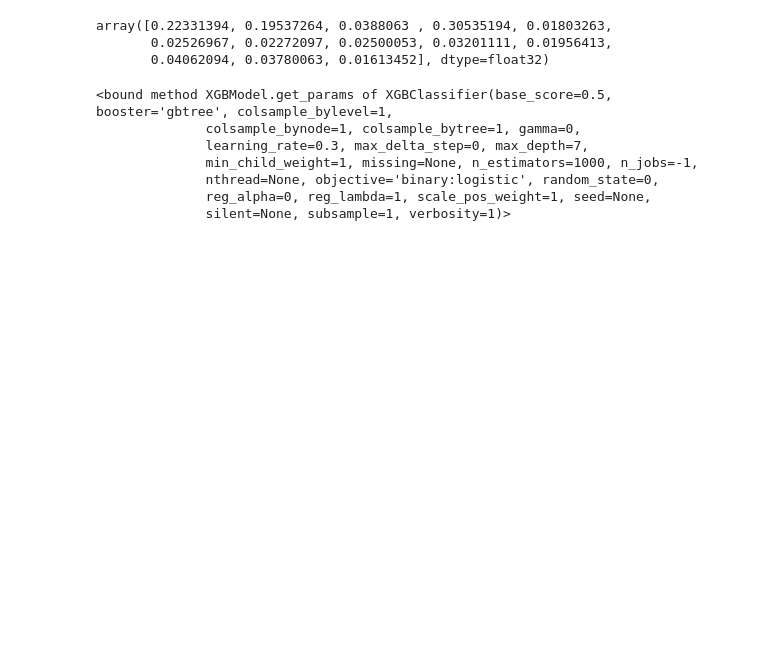
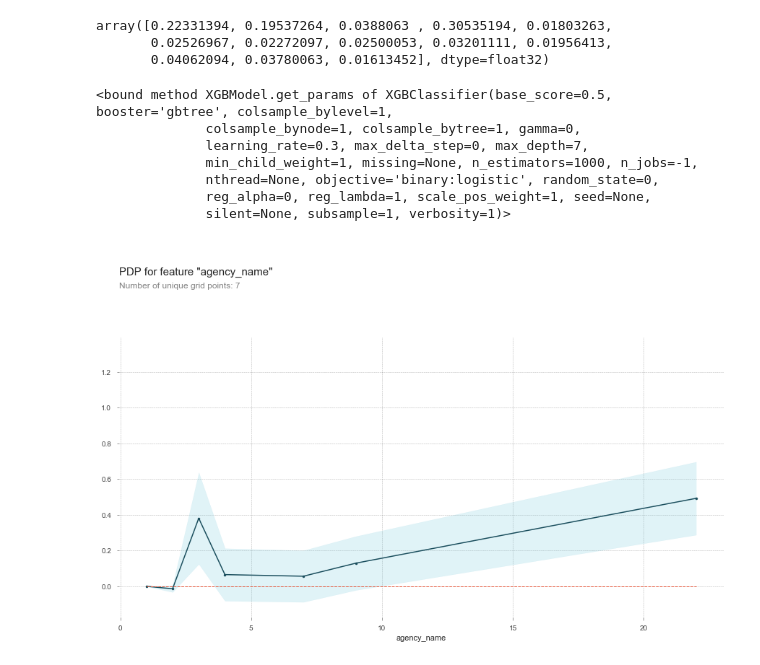
Before and after one commit to alexmjn/Predicting-Arrests, a Jupyter notebook: Crime_Data.ipynb, the cells around one changed output. Saved outputs shown, nothing was run; the diff lists cells and outputs as text; code cells hidden in the pictures; blank space fills up the shorter version.

Commit message:
notebook organization, baseline models

```diff
--- a/Crime_Data.ipynb
+++ b/Crime_Data.ipynb
@@ -438,3 +480,12 @@ model3.get_params
               nthread=None, objective='binary:logistic', random_state=0,
               reg_alpha=0, reg_lambda=1, scale_pos_weight=1, seed=None,
               silent=None, subsample=1, verbosity=1)>
+# %%
+%matplotlib inline
+import matplotlib.pyplot as plt
+from pdpbox import pdp
+feature = "agency_name"
+pdp_dist = pdp.pdp_isolate(model = model3, dataset = X_train_encoded, model_features = features, feature = feature)
+pdp.pdp_plot(pdp_dist, feature);
+# %% [output]
+[figure, added]
```
Also changed, not shown: parts of 39 cells of this notebook.
